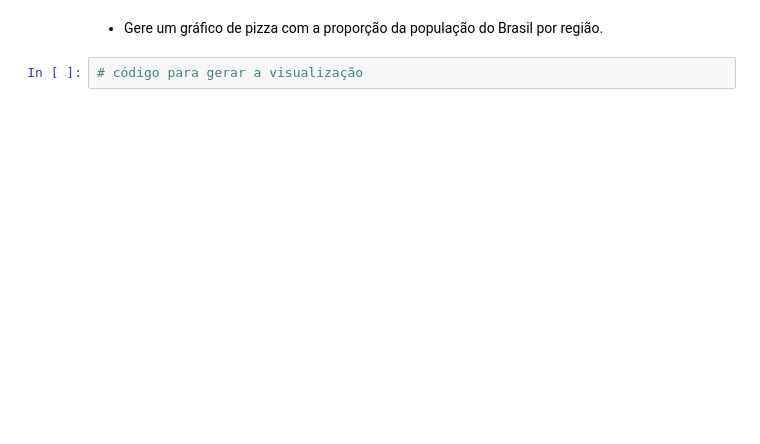
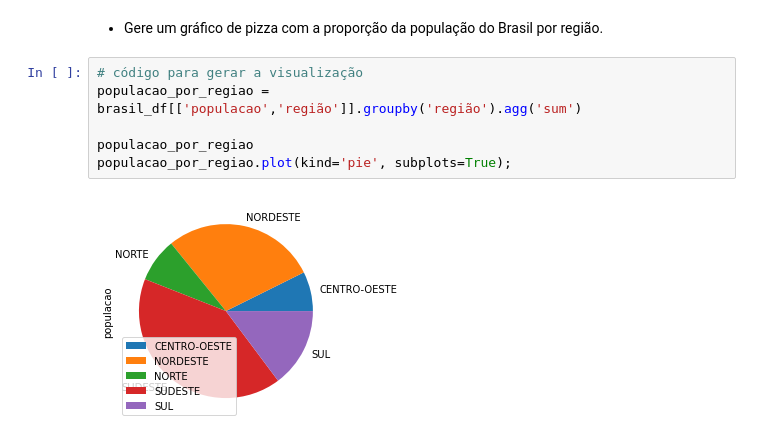
Before and after one commit to armando-nahmias/EBAC, a Jupyter notebook: AD/PAD_M13_Resposta.ipynb, the cells around one changed output. Cells and saved outputs as stored; diff of their text form; blank space fills up the shorter version.

```diff
--- a/AD/PAD_M13_Resposta.ipynb
+++ b/AD/PAD_M13_Resposta.ipynb
@@ -442,7 +452,13 @@ Utilize o dataframe `brasil_df` para gerar as seguintes visualizações.
 # %% [markdown]
  - Gere um gráfico de pizza com a proporção da população do Brasil por região.
-# %%
-# código para gerar a visualização
+# %%
+# código para gerar a visualização
+populacao_por_regiao = brasil_df[['populacao','região']].groupby('região').agg('sum')
+
+populacao_por_regiao
+populacao_por_regiao.plot(kind='pie', subplots=True);
+# %% [output]
+[figure, added]
 # %% [markdown]
 <a style='text-decoration:none;line-height:16px;display:flex;color:#5B5B62;padding:10px;justify-content:end;' href='https://deepnote.com?utm_source=created-in-deepnote-cell&projectId=690ec1aa-ed7a-4520-b902-aba6fc5867d1' target="_blank">
 <img alt='Created in deepnote.com' style='display:inline;max-height:16px;margin:0px;margin-right:7.5px;' src='embedded-picture-1' > </img>
```
Also changed, not shown: parts of 7 cells of this notebook.
